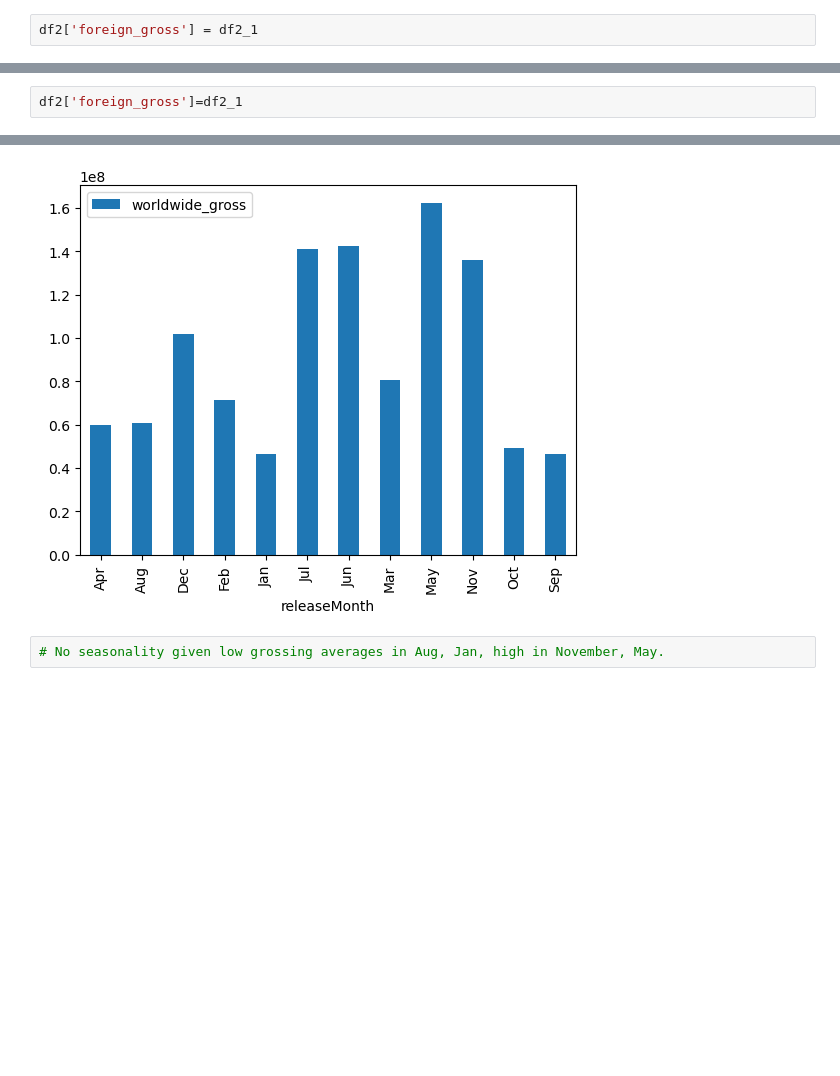
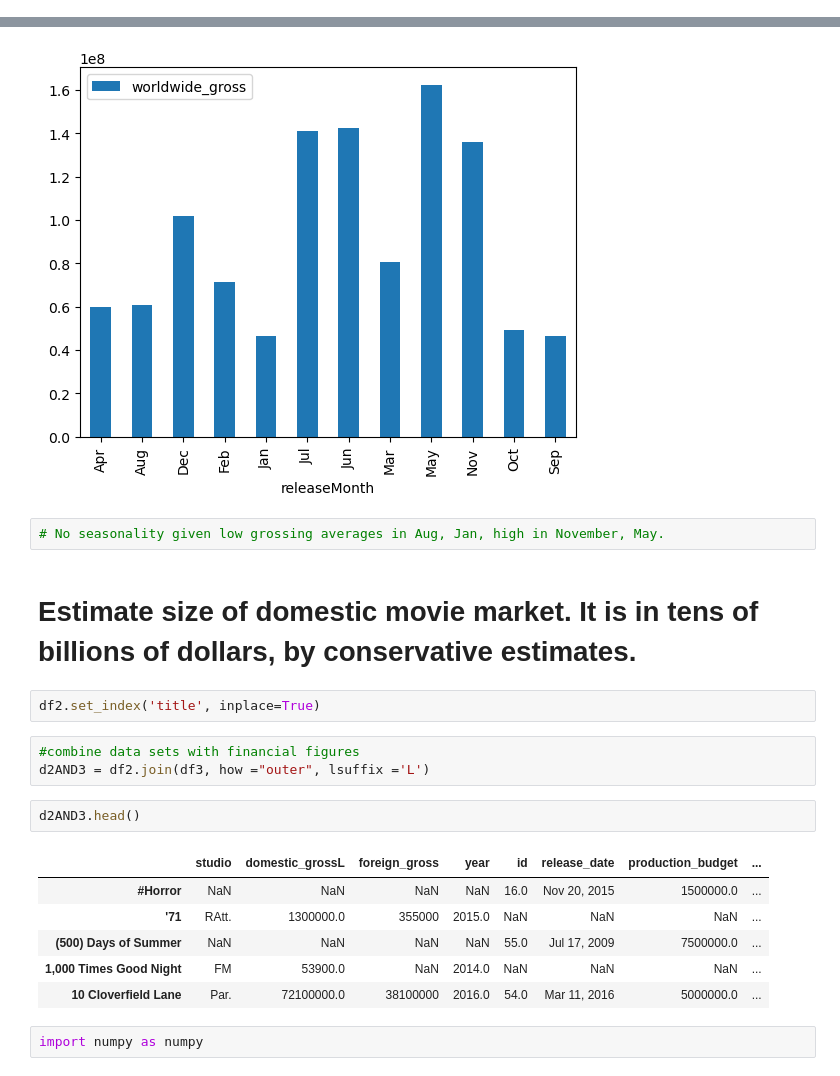
Before and after one commit to jmarksk/MovieBusinessProject, a Jupyter notebook: student.ipynb, the cells around one changed output, grey strips where cells are left out. Saved outputs shown, nothing was run; the diff lists cells and outputs as text; blank space fills up the shorter version.

```diff
--- a/student.ipynb
+++ b/student.ipynb
@@ -201,2 +151,0 @@ df2_1 = pd.to_numeric(df2['foreign_gross'], errors = 'coerce')
-# %%
-df2['foreign_gross'] = df2_1
@@ -295,2 +216,0 @@ df2_1 = pd.to_numeric(df2['foreign_gross'], errors = 'coerce')
-# %%
-df2['foreign_gross']=df2_1
@@ -883,3 +683,21 @@ df3_month.groupby('releaseMonth').mean().plot(kind='bar')
 [figure]
 # %%
 # No seasonality given low grossing averages in Aug, Jan, high in November, May.
+# %% [markdown]
+# Estimate size of domestic movie market. It is in tens of billions of dollars, by conservative estimates.
+# %%
+df2.set_index('title', inplace=True)
+# %%
+#combine data sets with financial figures
+d2AND3 = df2.join(df3, how ="outer", lsuffix ='L')
+# %%
+d2AND3.head()
+# %% [output]
+|  | studio | domestic_grossL | foreign_gross | year | id | release_date | production_budget | ... |
+| #Horror | NaN | NaN | NaN | NaN | 16.0 | Nov 20, 2015 | 1500000.0 | ... |
+| '71 | RAtt. | 1300000.0 | 355000 | 2015.0 | NaN | NaN | NaN | ... |
+| (500) Days of Summer | NaN | NaN | NaN | NaN | 55.0 | Jul 17, 2009 | 7500000.0 | ... |
+| 1,000 Times Good Night | FM | 53900.0 | NaN | 2014.0 | NaN | NaN | NaN | ... |
+| 10 Cloverfield Lane | Par. | 72100000.0 | 38100000 | 2016.0 | 54.0 | Mar 11, 2016 | 5000000.0 | ... |
+# %%
+import numpy as numpy
```
Also changed, not shown: parts of 38 cells of this notebook, 1 other file.
